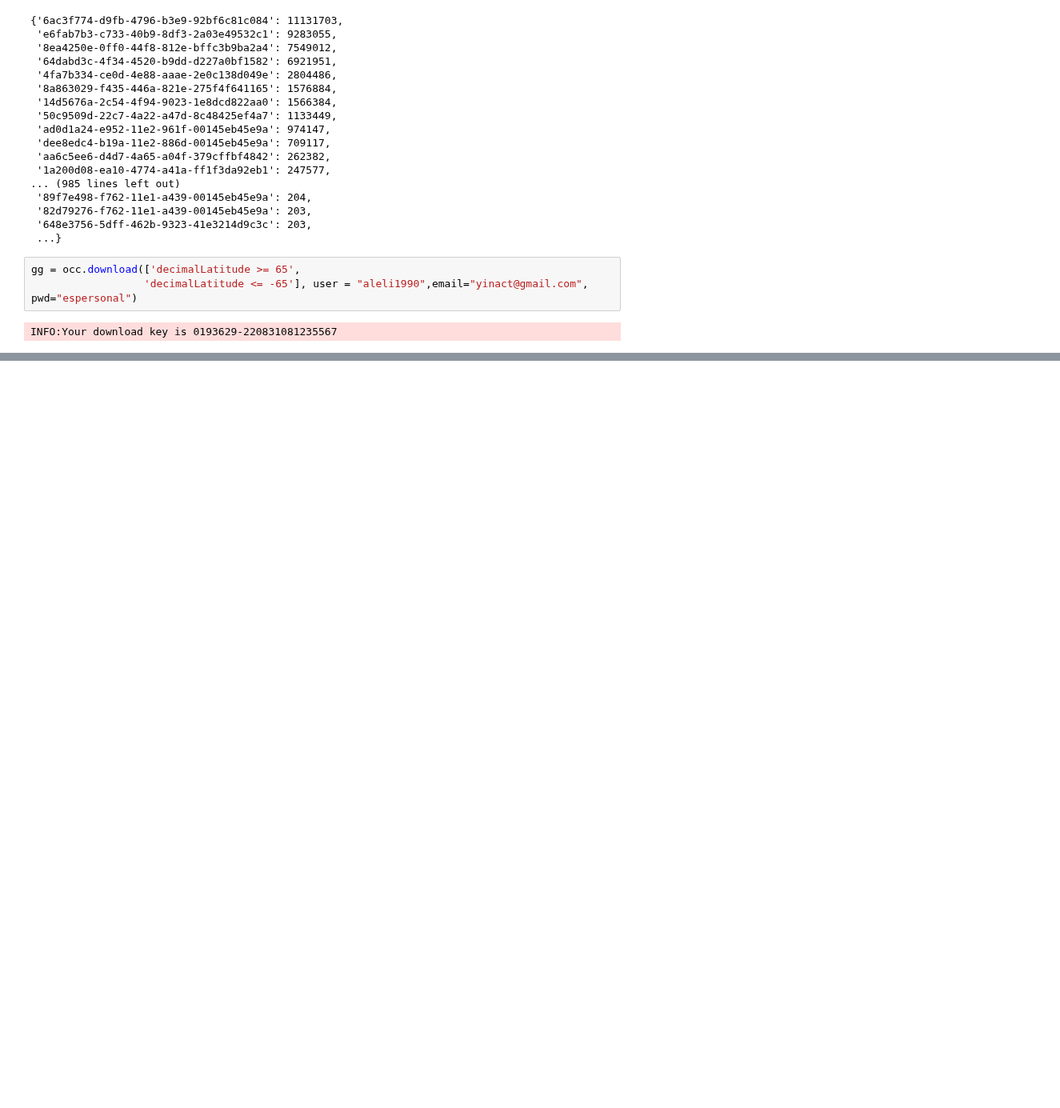
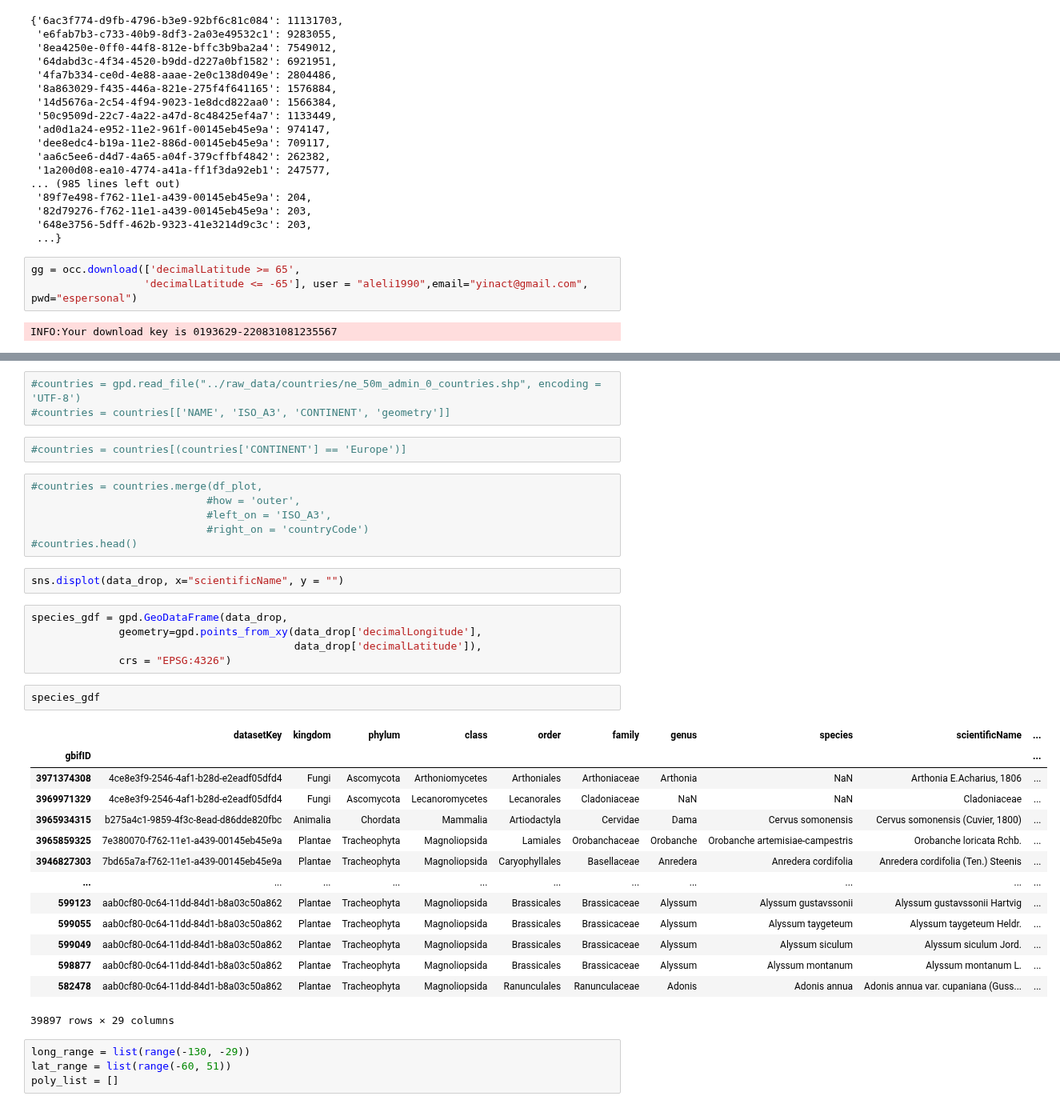
Before and after one commit to dadavie/planetary_garden, a Jupyter notebook: notebooks/GBIF Data.ipynb, the cells around one changed output, grey strips where cells are left out. Shown at 80% size. Cells and saved outputs as stored; diff of their text form; blank space fills up the shorter version.

```diff
--- a/notebooks/GBIF Data.ipynb
+++ b/notebooks/GBIF Data.ipynb
@@ -83,0 +422,39 @@ HTTPError: 400 Client Error: Bad Request for url: https://api.gbif.org/v1/occurr
+# %%
+#countries = gpd.read_file("../raw_data/countries/ne_50m_admin_0_countries.shp", encoding = 'UTF-8')
+#countries = countries[['NAME', 'ISO_A3', 'CONTINENT', 'geometry']]
+# %%
+#countries = countries[(countries['CONTINENT'] == 'Europe')]
+# %%
+#countries = countries.merge(df_plot,
+                            #how = 'outer',
+                            #left_on = 'ISO_A3',
+                            #right_on = 'countryCode')
+#countries.head()
+# %%
+sns.displot(data_drop, x="scientificName", y = "")
+# %%
+species_gdf = gpd.GeoDataFrame(data_drop,
+              geometry=gpd.points_from_xy(data_drop['decimalLongitude'],
+                                          data_drop['decimalLatitude']),
+              crs = "EPSG:4326")
+# %%
+species_gdf
+# %% [output]
+|  | datasetKey | kingdom | phylum | class | order | family | genus | species | scientificName | ... |
+| gbifID |  |  |  |  |  |  |  |  |  | ... |
+| 3971374308 | 4ce8e3f9-2546-4af1-b28d-e2eadf05dfd4 | Fungi | Ascomycota | Arthoniomycetes | Arthoniales | Arthoniaceae | Arthonia | NaN | Arthonia E.Acharius, 1806 | ... |
+| 3969971329 | 4ce8e3f9-2546-4af1-b28d-e2eadf05dfd4 | Fungi | Ascomycota | Lecanoromycetes | Lecanorales | Cladoniaceae | NaN | NaN | Cladoniaceae | ... |
+| 3965934315 | b275a4c1-9859-4f3c-8ead-d86dde820fbc | Animalia | Chordata | Mammalia | Artiodactyla | Cervidae | Dama | Cervus somonensis | Cervus somonensis (Cuvier, 1800) | ... |
+| 3965859325 | 7e380070-f762-11e1-a439-00145eb45e9a | Plantae | Tracheophyta | Magnoliopsida | Lamiales | Orobanchaceae | Orobanche | Orobanche artemisiae-campestris | Orobanche loricata Rchb. | ... |
+| 3946827303 | 7bd65a7a-f762-11e1-a439-00145eb45e9a | Plantae | Tracheophyta | Magnoliopsida | Caryophyllales | Basellaceae | Anredera | Anredera cordifolia | Anredera cordifolia (Ten.) Steenis | ... |
+| ... | ... | ... | ... | ... | ... | ... | ... | ... | ... | ... |
+| 599123 | aab0cf80-0c64-11dd-84d1-b8a03c50a862 | Plantae | Tracheophyta | Magnoliopsida | Brassicales | Brassicaceae | Alyssum | Alyssum gustavssonii | Alyssum gustavssonii Hartvig | ... |
+| 599055 | aab0cf80-0c64-11dd-84d1-b8a03c50a862 | Plantae | Tracheophyta | Magnoliopsida | Brassicales | Brassicaceae | Alyssum | Alyssum taygeteum | Alyssum taygeteum Heldr. | ... |
+| 599049 | aab0cf80-0c64-11dd-84d1-b8a03c50a862 | Plantae | Tracheophyta | Magnoliopsida | Brassicales | Brassicaceae | Alyssum | Alyssum siculum | Alyssum siculum Jord. | ... |
+| 598877 | aab0cf80-0c64-11dd-84d1-b8a03c50a862 | Plantae | Tracheophyta | Magnoliopsida | Brassicales | Brassicaceae | Alyssum | Alyssum montanum | Alyssum montanum L. | ... |
+| 582478 | aab0cf80-0c64-11dd-84d1-b8a03c50a862 | Plantae | Tracheophyta | Magnoliopsida | Ranunculales | Ranunculaceae | Adonis | Adonis annua | Adonis annua var. cupaniana (Guss... | ... |
+39897 rows × 29 columns
+# %%
+long_range = list(range(-130, -29))
+lat_range = list(range(-60, 51))
+poly_list = []
```
Also changed, not shown: parts of 57 cells of this notebook.
